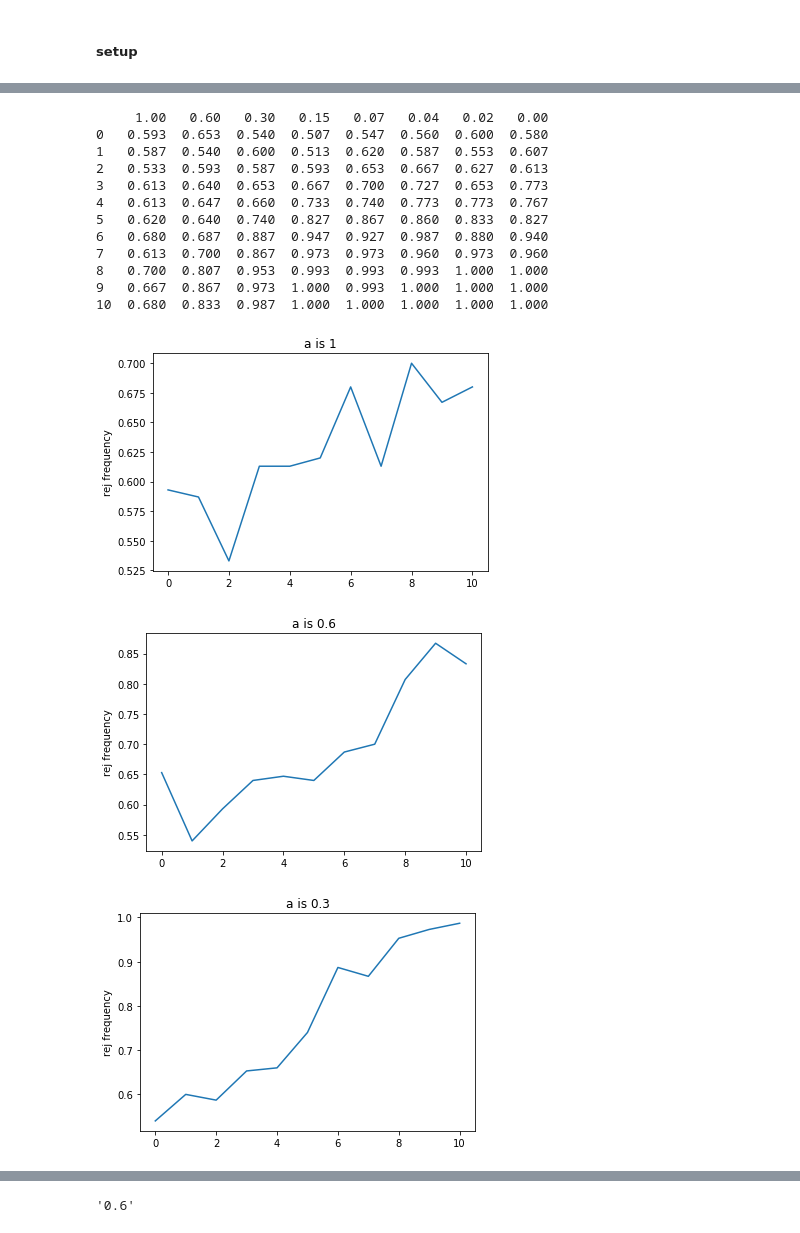
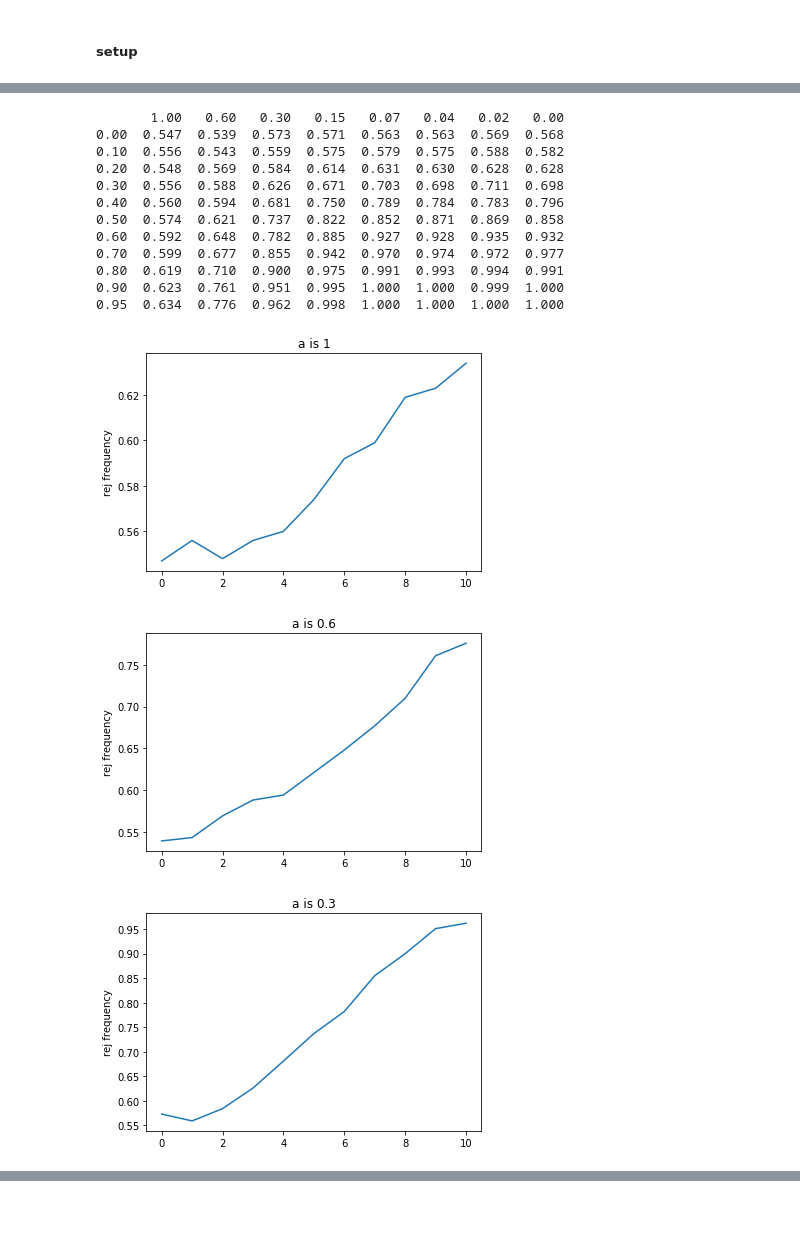
Before and after one commit to SMKozuch/AdvEcox2, a Jupyter notebook: W_identification.ipynb, the cells around one changed output, grey strips where cells are left out. Drawn from its saved outputs; the diff is of its cells as text; code cells hidden in the pictures.

```diff
--- a/W_identification.ipynb
+++ b/W_identification.ipynb
@@ -26,15 +17,16 @@ C:\Users\Radim\Documents\GitHub\AdvEcox2
 # %%
 #create data
-np.random.seed = 1211
+np.random.seed(1211)
 rho_list = [0, 0.1, 0.2, 0.3, 0.4, 0.5, 0.6, 0.7, 0.8, 0.9, 0.95]
 a_list = [1, 0.6, 0.3, 0.15, 0.07, 0.04, 0.02, 0]
 N = 100
 k = 10
-MC = 150
+MC = 5000
 Z = np.random.normal(loc = 0, scale = 1, size =(N,k))
 beta_0 = 0
 results = np.zeros(MC)
 R_freq = np.zeros((11,8))
+start = time.time()
 for a in a_list:
     for rho in rho_list:
         for l in range(MC):
@@ -67,4 +59,6 @@ for a in a_list:
 
 
 
+end = time.time()
+print('Elapsed time: ' + str(end - start) + 's')
 #statsmodels.sandbox.regression.gmm.IV2SLS(endog = Y, exog, instrument=None)[source]
@@ -71,28 +67,28 @@ for a in a_list:
 # %%
-df = pd.DataFrame(R_freq)
+df = pd.DataFrame(R_freq, rho_list)
 df.columns = a_list
 #df.rows = rho_list
 print(df)
 
 
 for f in range(8):
     plt.plot(R_freq[:,f])
     plt.ylabel('rej frequency')
     plt.title('a is '+ str(a_list[f]))
     plt.show()
 # %% [output]
-     1.00   0.60   0.30   0.15   0.07   0.04   0.02   0.00
-0   0.593  0.653  0.540  0.507  0.547  0.560  0.600  0.580
-1   0.587  0.540  0.600  0.513  0.620  0.587  0.553  0.607
-2   0.533  0.593  0.587  0.593  0.653  0.667  0.627  0.613
-3   0.613  0.640  0.653  0.667  0.700  0.727  0.653  0.773
-4   0.613  0.647  0.660  0.733  0.740  0.773  0.773  0.767
-5   0.620  0.640  0.740  0.827  0.867  0.860  0.833  0.827
-6   0.680  0.687  0.887  0.947  0.927  0.987  0.880  0.940
-7   0.613  0.700  0.867  0.973  0.973  0.960  0.973  0.960
-8   0.700  0.807  0.953  0.993  0.993  0.993  1.000  1.000
-9   0.667  0.867  0.973  1.000  0.993  1.000  1.000  1.000
-10  0.680  0.833  0.987  1.000  1.000  1.000  1.000  1.000
+       1.00   0.60   0.30   0.15   0.07   0.04   0.02   0.00
+0.00  0.547  0.539  0.573  0.571  0.563  0.563  0.569  0.568
+0.10  0.556  0.543  0.559  0.575  0.579  0.575  0.588  0.582
+0.20  0.548  0.569  0.584  0.614  0.631  0.630  0.628  0.628
+0.30  0.556  0.588  0.626  0.671  0.703  0.698  0.711  0.698
+0.40  0.560  0.594  0.681  0.750  0.789  0.784  0.783  0.796
+0.50  0.574  0.621  0.737  0.822  0.852  0.871  0.869  0.858
+0.60  0.592  0.648  0.782  0.885  0.927  0.928  0.935  0.932
+0.70  0.599  0.677  0.855  0.942  0.970  0.974  0.972  0.977
+0.80  0.619  0.710  0.900  0.975  0.991  0.993  0.994  0.991
+0.90  0.623  0.761  0.951  0.995  1.000  1.000  0.999  1.000
+0.95  0.634  0.776  0.962  0.998  1.000  1.000  1.000  1.000
-[figure, old version]
+[figure, new version]
-[figure, old version]
+[figure, new version]
-[figure, old version]
+[figure, new version]
@@ -104,4 +99,0 @@ for f in range(8):
-# %%
-str(a_list[1])
-# %% [output]
-'0.6'
```
Also changed, not shown: parts of 10 cells of this notebook.
